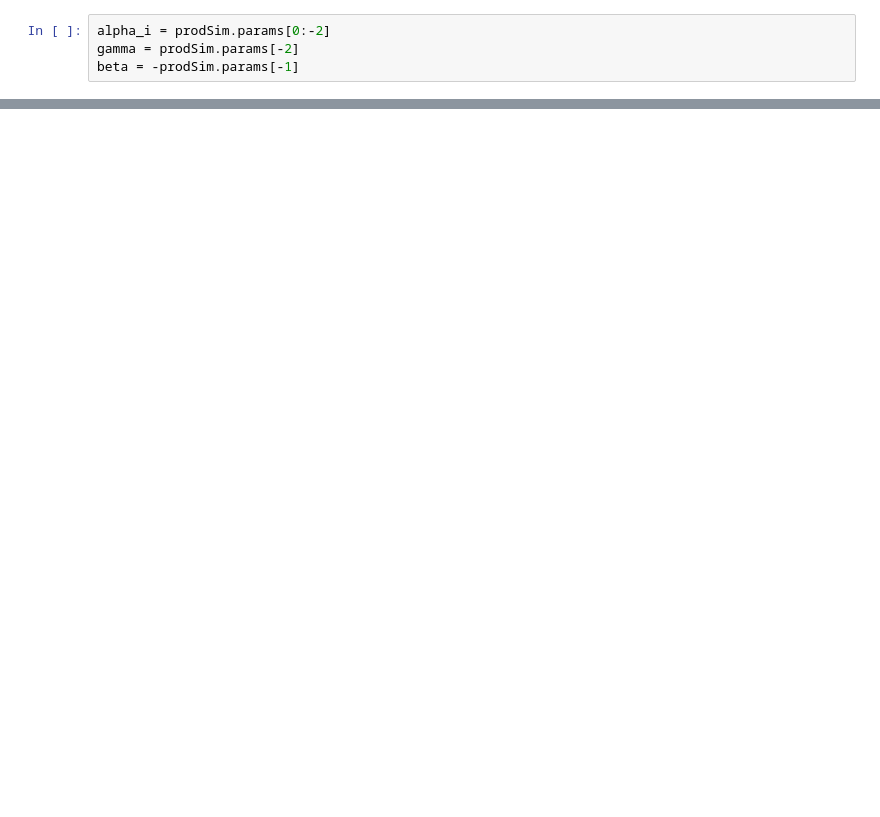
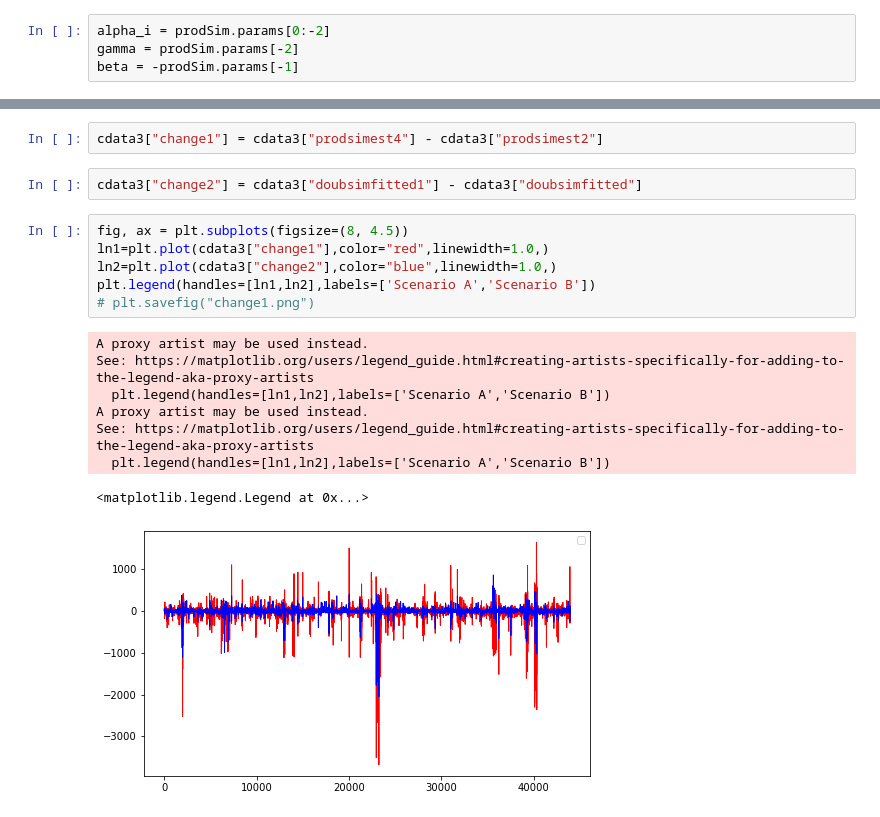
Before and after one commit to WEISONG97/CASA0002-Assessment, a Jupyter notebook: spatial interactive model.ipynb, the cells around one changed output, grey strips where cells are left out. Saved outputs shown, nothing was run; the diff lists cells and outputs as text; blank space fills up the shorter version.

```diff
--- a/spatial interactive model.ipynb
+++ b/spatial interactive model.ipynb
@@ -309,0 +442,19 @@ cdata1 = cdata1.merge(A_i, left_on="station_origin", right_index=True, how="left
+# %%
+cdata3["change1"] = cdata3["prodsimest4"] - cdata3["prodsimest2"]
+# %%
+cdata3["change2"] = cdata3["doubsimfitted1"] - cdata3["doubsimfitted"]
+# %%
+fig, ax = plt.subplots(figsize=(8, 4.5))
+ln1=plt.plot(cdata3["change1"],color="red",linewidth=1.0,)
+ln2=plt.plot(cdata3["change2"],color="blue",linewidth=1.0,)
+plt.legend(handles=[ln1,ln2],labels=['Scenario A','Scenario B'])
+# plt.savefig("change1.png")
+# %% [output]
+A proxy artist may be used instead.
+See: https://matplotlib.org/users/legend_guide.html#creating-artists-specifically-for-adding-to-the-legend-aka-proxy-artists
+  plt.legend(handles=[ln1,ln2],labels=['Scenario A','Scenario B'])
+A proxy artist may be used instead.
+See: https://matplotlib.org/users/legend_guide.html#creating-artists-specifically-for-adding-to-the-legend-aka-proxy-artists
+  plt.legend(handles=[ln1,ln2],labels=['Scenario A','Scenario B'])
+<matplotlib.legend.Legend at 0x...>
+[figure, added]
```
Also changed, not shown: parts of 50 cells of this notebook, 1 other file.
